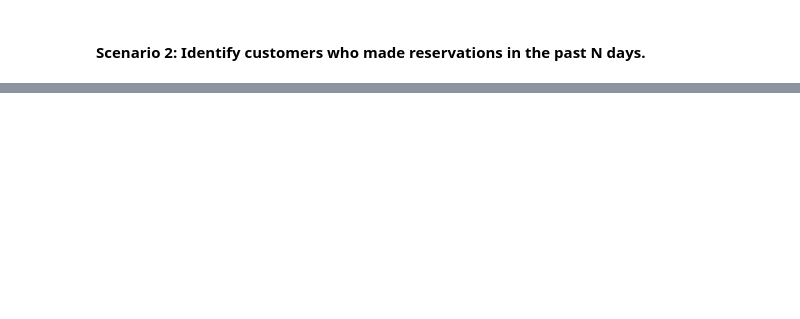
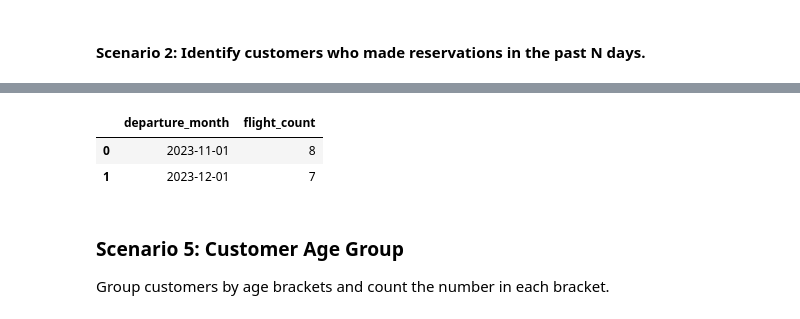
Before and after one commit to arunpshankar/bq-sql-agent, a Jupyter notebook: Example-2/02-text-to-sql.ipynb, the cells around one changed output, grey strips where cells are left out. Drawn from its saved outputs; the diff is of its cells as text; code cells hidden in the pictures; blank space fills up the shorter version.

```diff
--- a/Example-2/02-text-to-sql.ipynb
+++ b/Example-2/02-text-to-sql.ipynb
@@ -296,0 +324,8 @@ sql_output
+# %%
+question = "Determine the departure months with the highest frequency for the year 2023."
+# %%
+prompt = seed_prompt.format(question, schema_columns)
+# %%
+%%time
+
+response = generate_and_execute_sql(prompt=prompt)
@@ -296,0 +346,10 @@ sql_output
+# %%
+sql_output = response['dataframe']
+sql_output
+# %% [output]
+|  | departure_month | flight_count |
+| 0 | 2023-11-01 | 8 |
+| 1 | 2023-12-01 | 7 |
+# %% [markdown]
+### Scenario 5: Customer Age Group
+Group customers by age brackets and count the number in each bracket.
```
Also changed, not shown: parts of 17 cells of this notebook.
